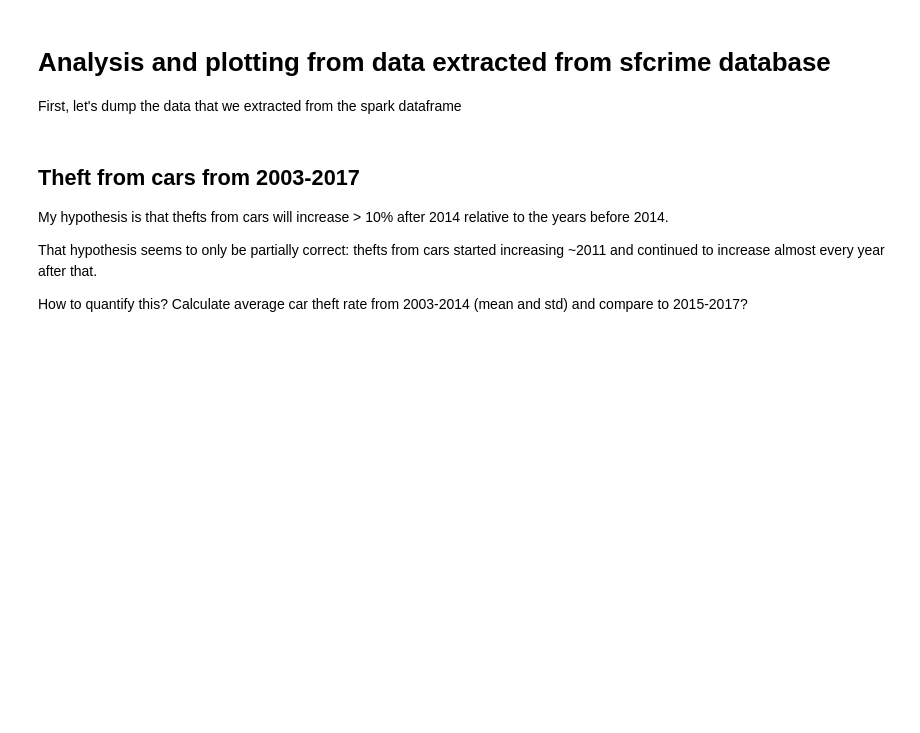
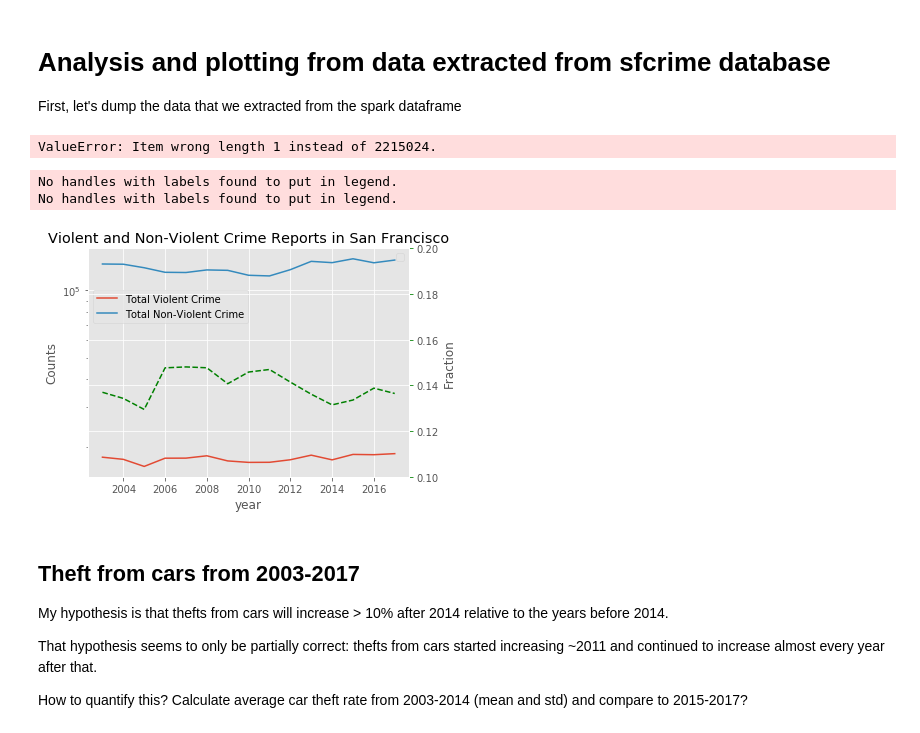
Before and after one commit to mkpetterson/sfcrime, a Jupyter notebook: crime_analysis.ipynb, the cells around one changed output. Cells and saved outputs as stored; diff of their text form; code cells hidden in the pictures; blank space fills up the shorter version.

```diff
--- a/crime_analysis.ipynb
+++ b/crime_analysis.ipynb
@@ -20,3 +82,21 @@ First, let's dump the data that we extracted from the spark dataframe
+# %%
+violent = crime[[('Category' == 'ASSAULT') and ('Category' == 'ROBBERY')]]
+# %% [output]
+ValueError: Item wrong length 1 instead of 2215024.
+# %%
+# Look at overall crime rate
+mission_crime['Total Violent Crime'] = mission_crime['viol_in_mission'] + mission_crime['viol_ex_mission']
+mission_crime['Total Non-Violent Crime'] = mission_crime['nonviol_in_mission'] + mission_crime['nonviol_ex_mission']
+mission_crime['Ratio'] = mission_crime['Total Violent Crime']/mission_crime['Total Non-Violent Crime']
+
+helper.plotter_onegraph(mission_crime, 'year', ['Total Violent Crime','Total Non-Violent Crime'],
+                                            'Ratio')
+plt.title('Violent and Non-Violent Crime Reports in San Francisco')
+plt.savefig('crime_in_sf.png', dpi=350)
+# %% [output]
+No handles with labels found to put in legend.
+No handles with labels found to put in legend.
+[figure, added]
 # %% [markdown]
 ## Theft from cars from 2003-2017
 
```
Also changed, not shown: parts of 16 cells of this notebook, 5 other files.
